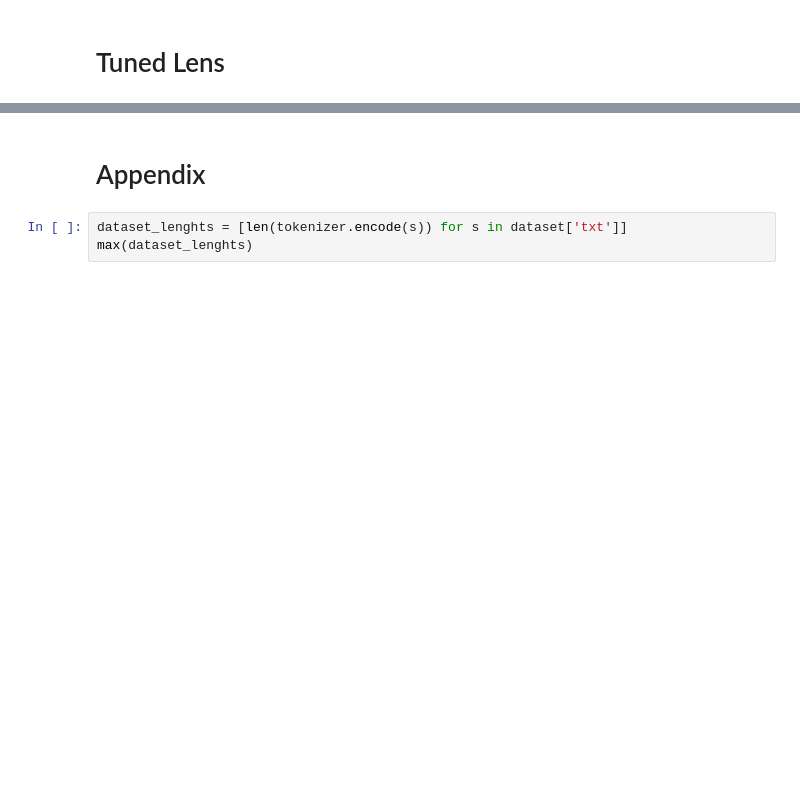
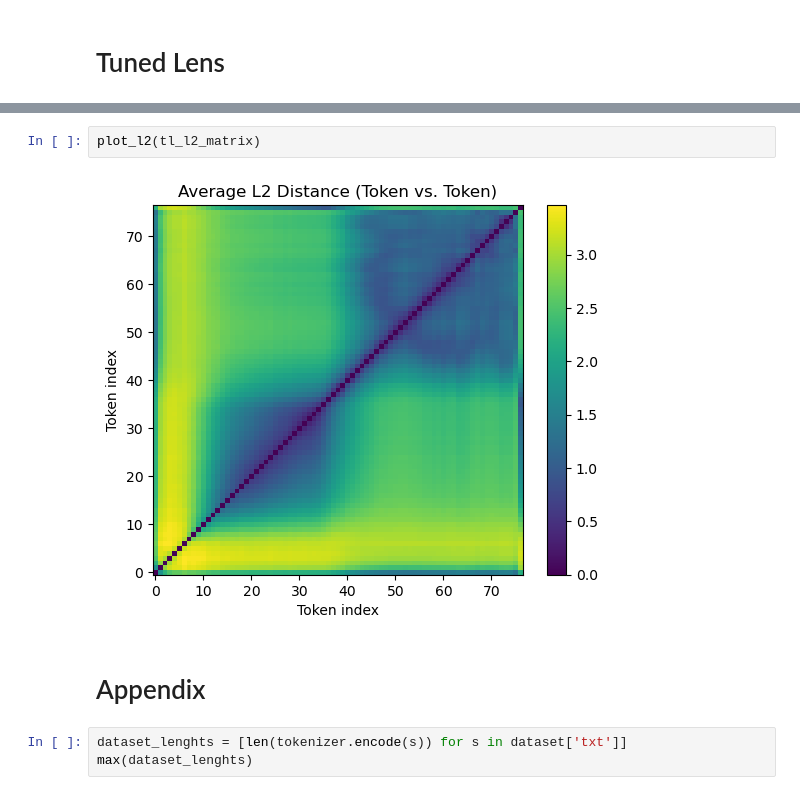
Before and after one commit to tweks/sae-sd, a Jupyter notebook: notebooks/clip_embs.ipynb, the cells around one changed output, grey strips where cells are left out. Drawn from its saved outputs; the diff is of its cells as text; blank space fills up the shorter version.

```diff
--- a/notebooks/clip_embs.ipynb
+++ b/notebooks/clip_embs.ipynb
@@ -162,3 +263,7 @@ plt.show()
+# %%
+plot_l2(tl_l2_matrix)
+# %% [output]
+[figure, added]
 # %% [markdown]
 # Appendix
 # %%
```
Also changed, not shown: parts of 24 cells of this notebook.
